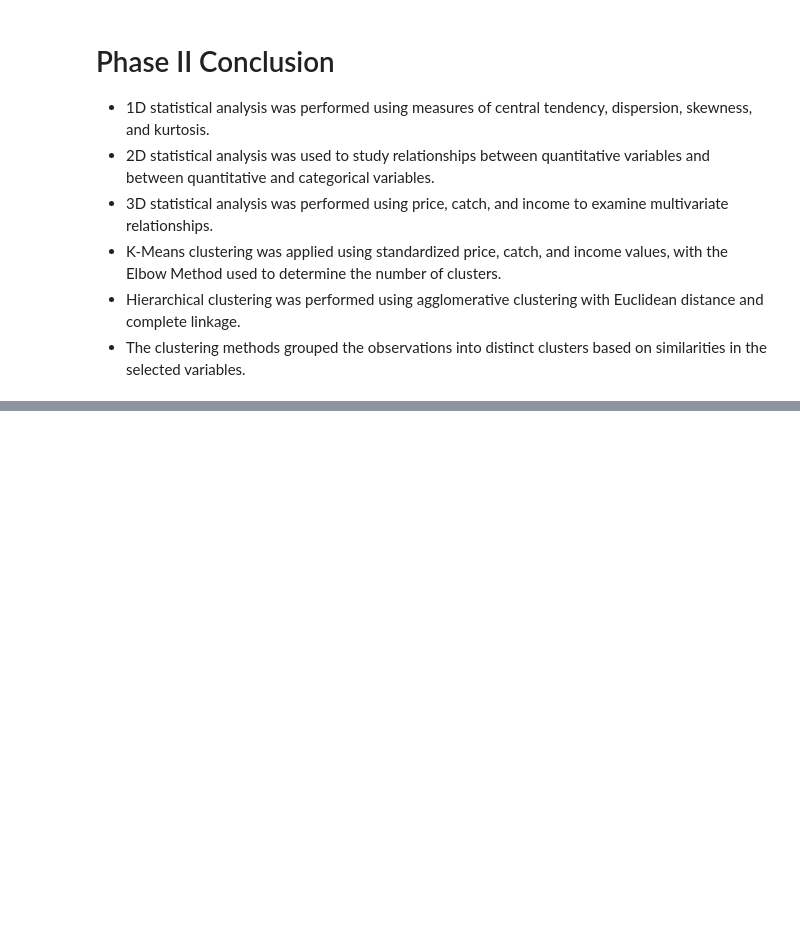
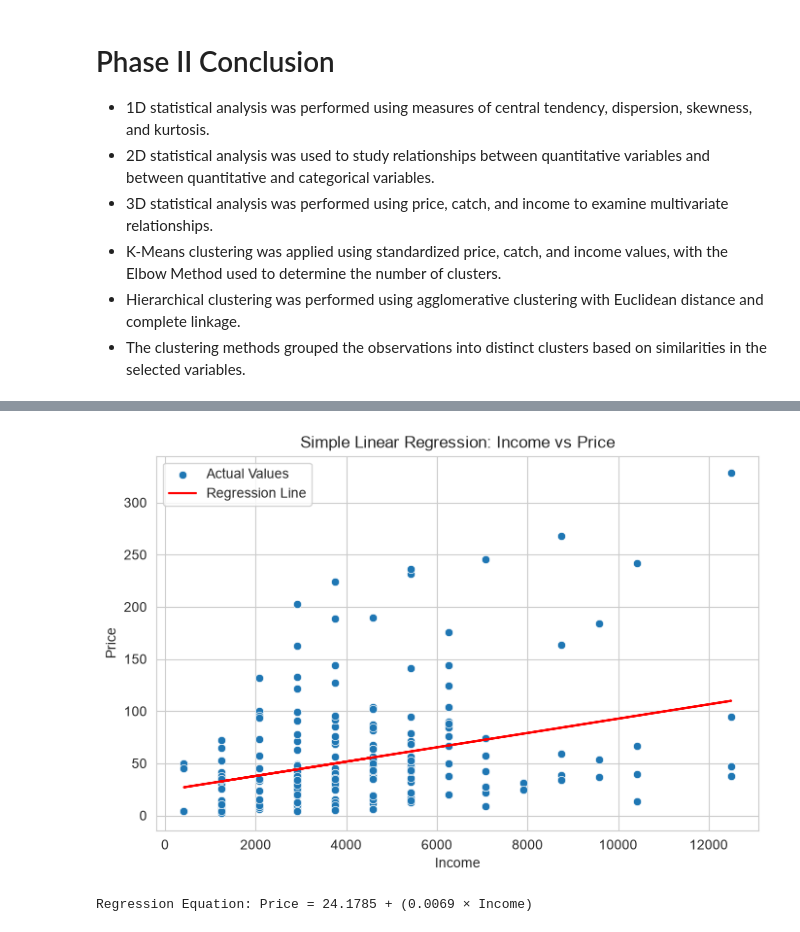
Before and after one commit to SaukhyadMohole/Mohole-Saukhyad-Bhupendra, a Jupyter notebook: EDA_Phase1_Fishing.ipynb, the cells around one changed output, grey strips where cells are left out. Saved outputs shown, nothing was run; the diff lists cells and outputs as text; code cells hidden in the pictures; blank space fills up the shorter version.

```diff
--- a/EDA_Phase1_Fishing.ipynb
+++ b/EDA_Phase1_Fishing.ipynb
@@ -965,0 +1133,6 @@ phase2_df.groupby("Hierarchical_Cluster")[
+# %%
+slr_model = LinearRegression()
+slr_model.fit(X_train, y_train)
+
+print("Intercept:", round(slr_model.intercept_, 2))
+print("Coefficient:", round(slr_model.coef_[0], 4))
@@ -965,0 +1142,16 @@ phase2_df.groupby("Hierarchical_Cluster")[
+# %%
+y_pred = slr_model.predict(X_test)
+
+mse = mean_squared_error(y_test, y_pred)
+
+slr_results = pd.DataFrame({
+    "Metric": ["MAE", "MSE", "RMSE", "R-squared"],
+    "Value": [
+        mean_absolute_error(y_test, y_pred),
+        mse,
+        np.sqrt(mse),
+        r2_score(y_test, y_pred)
+    ]
+})
+
+slr_results.round(4)
@@ -965,0 +1164,26 @@ phase2_df.groupby("Hierarchical_Cluster")[
+# %%
+plt.figure(figsize=(8,5))
+
+sns.scatterplot(x=X_test["income"], y=y_test, label="Actual Values")
+plt.plot(
+    X_test["income"],
+    y_pred,
+    color="red",
+    label="Regression Line"
+)
+
+plt.title("Simple Linear Regression: Income vs Price")
+plt.xlabel("Income")
+plt.ylabel("Price")
+plt.legend()
+plt.show()
+# %% [output]
+[figure, added]
+# %%
+print(
+    f"Regression Equation: Price = "
+    f"{slr_model.intercept_:.4f} + "
+    f"({slr_model.coef_[0]:.4f} × Income)"
+)
+# %% [output]
+Regression Equation: Price = 24.1785 + (0.0069 × Income)
```
Also changed, not shown: parts of 19 cells of this notebook.
